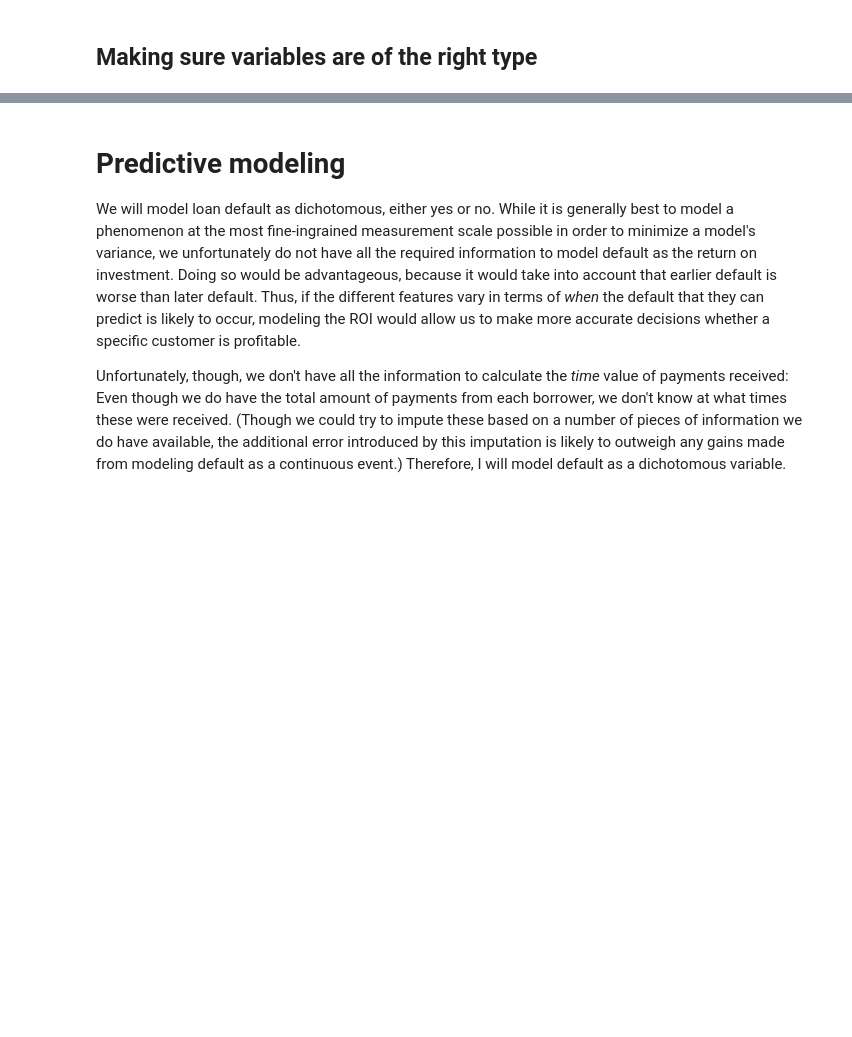
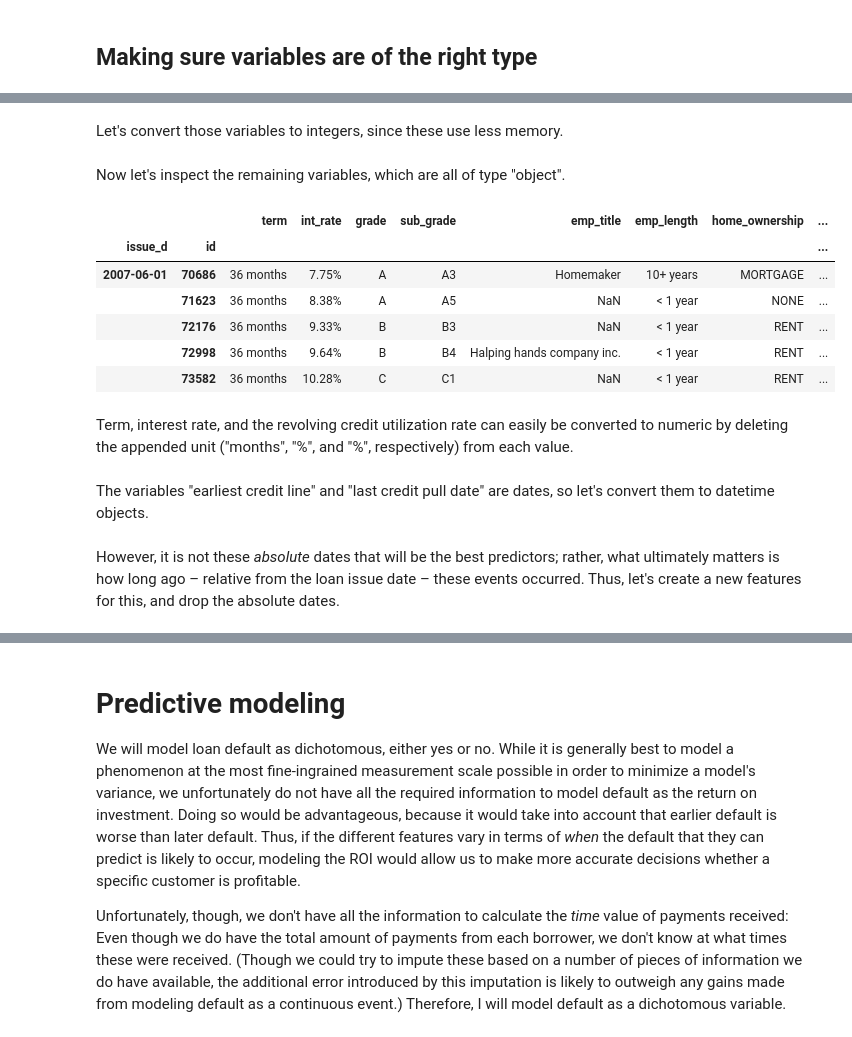
Before and after one commit to tloeber/Springboard, a Jupyter notebook: lending_club/lending_club_1.ipynb, the cells around one changed output, grey strips where cells are left out. Drawn from its saved outputs; the diff is of its cells as text; code cells hidden in the pictures; blank space fills up the shorter version.

```diff
--- a/lending_club/lending_club_1.ipynb
+++ b/lending_club/lending_club_1.ipynb
@@ -446,3 +389,0 @@ good :   0
-# %%
-for variable in integers:
-    all_data[variable] = all_data.loc[:, variable].astype(int)
@@ -451,3 +389,0 @@ ValueError: Cannot convert non-finite values (NA or inf) to integer
-# %%
-for variable in integers:
-    print(variable, ": ", all_data[variable].isnull().sum())
@@ -480,0 +394,4 @@ Boxplot
+# %%
+integers = [variable for variable in all_data.dtypes[all_data.dtypes==float].index
+            if all_data.loc[:, variable].apply(float.is_integer).all()]
+integers
@@ -480,0 +406,2 @@ Boxplot
+# %% [markdown]
+Let's convert those variables to integers, since these use less memory.
@@ -480,0 +410,15 @@ Boxplot
+# %% [markdown]
+Now let's inspect the remaining variables, which are all of type "object".
+# %%
+objects = all_data.dtypes[all_data.dtypes=='O'].index
+all_data.loc[:, objects].head()
+# %% [output]
+|  |  | term | int_rate | grade | sub_grade | emp_title | emp_length | home_ownership | ... |
+| issue_d | id |  |  |  |  |  |  |  | ... |
+| 2007-06-01 | 70686 | 36 months | 7.75% | A | A3 | Homemaker | 10+ years | MORTGAGE | ... |
+|  | 71623 | 36 months | 8.38% | A | A5 | NaN | < 1 year | NONE | ... |
+|  | 72176 | 36 months | 9.33% | B | B3 | NaN | < 1 year | RENT | ... |
+|  | 72998 | 36 months | 9.64% | B | B4 | Halping hands company inc. | < 1 year | RENT | ... |
+|  | 73582 | 36 months | 10.28% | C | C1 | NaN | < 1 year | RENT | ... |
+# %% [markdown]
+Term, interest rate, and the revolving credit utilization rate can easily be converted to numeric by deleting the appended unit ("months", "%", and "%", respectively) from each value.
@@ -480,0 +429,2 @@ Boxplot
+# %% [markdown]
+The variables "earliest credit line" and "last credit pull date" are dates, so let's convert them to datetime objects.
@@ -480,0 +434,2 @@ Boxplot
+# %% [markdown]
+However, it is not these *absolute* dates that will be the best predictors; rather, what ultimately matters is how long ago – relative from the loan issue date – these events occurred. Thus, let's create a new features for this, and drop the absolute dates.
```
Also changed, not shown: parts of 44 cells of this notebook.
